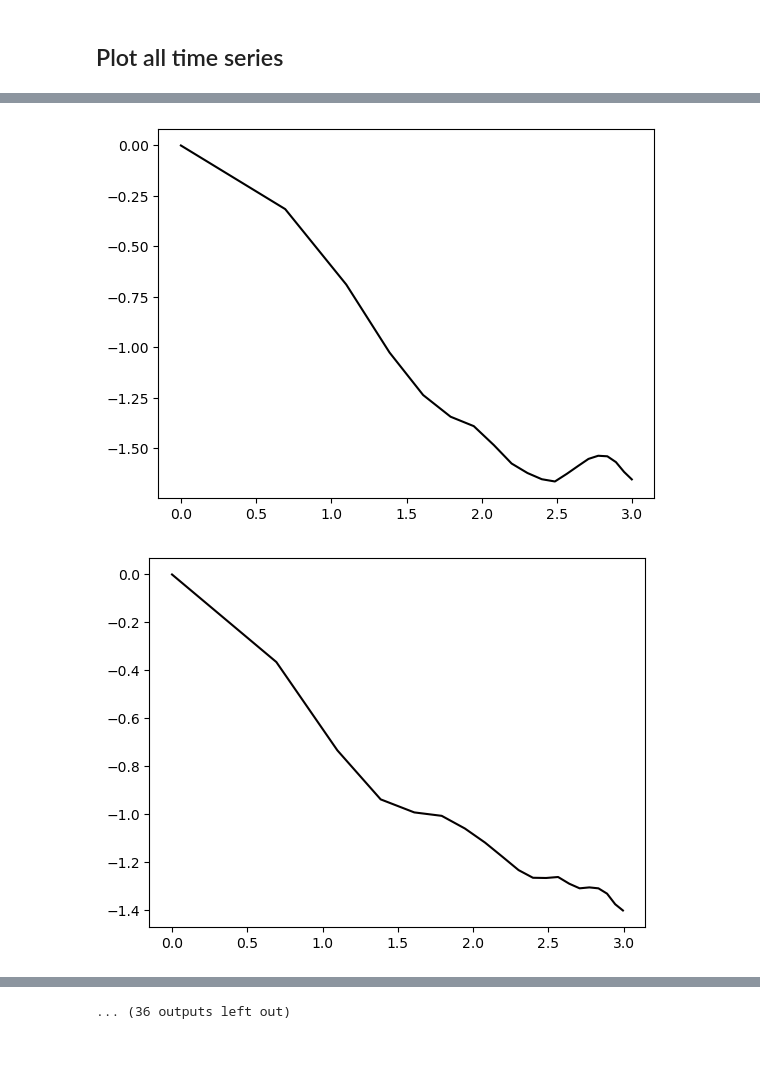
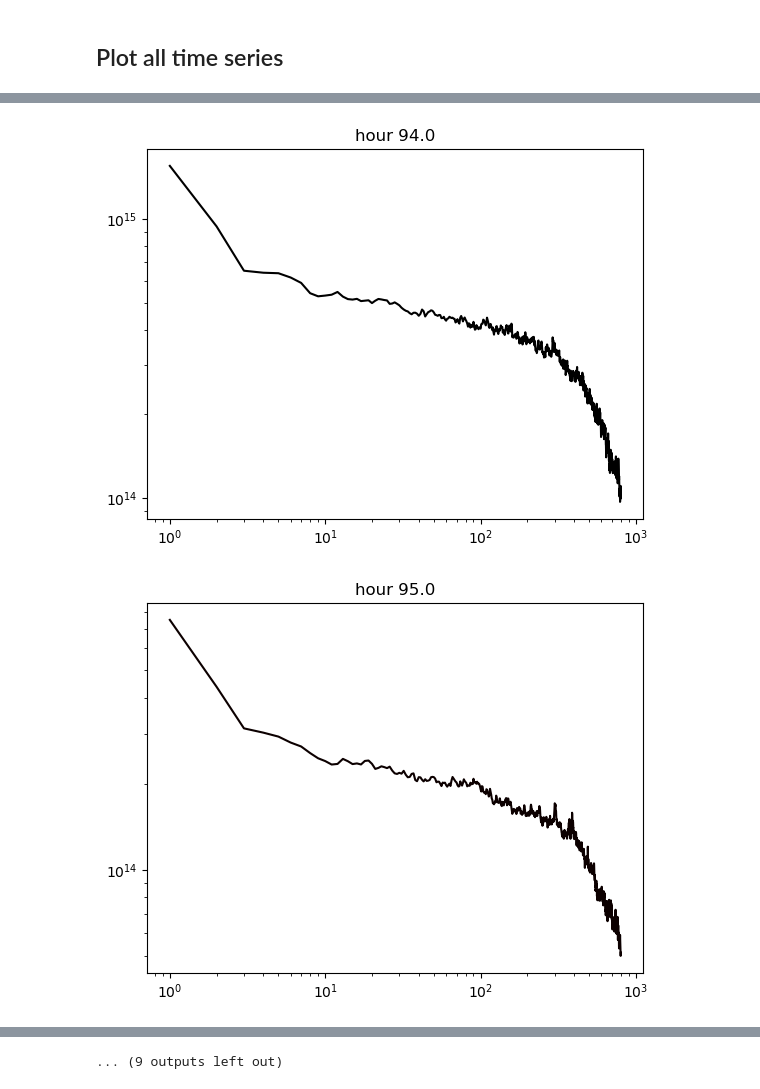
Before and after one commit to devincma/asm_synchrony_paper, a Jupyter notebook: eeg-AED/taper_analysis_criticality_153.ipynb, the cells around one changed output, grey strips where cells are left out. Saved outputs shown, nothing was run; the diff lists cells and outputs as text; code cells hidden in the pictures; blank space fills up the shorter version.

```diff
--- a/eeg-AED/taper_analysis_criticality_153.ipynb
+++ b/eeg-AED/taper_analysis_criticality_153.ipynb
@@ -99,3 +99,7 @@ datasets_df
 # %% [output]
 |  | dataset_name | max_hour | sample_rate | hup_id | max_hour_count |
 | 0 | HUP153_phaseII_D01 | 166 | 512 | 153 | 167 |
+# %%
+# Load ./data/ieeg_starts.xlsx into a dataframe
+ieeg_starts_df = pd.read_excel("../../Data/ieeg_starts.xlsx")
+ieeg_starts_df
@@ -294,12 +312,27 @@ def plot_stuff(hourly_patient_features_df, taper_start, taper_end):
     plt.show()
 # %% [markdown]
 ## Plot all time series
+# %%
+def calculate_acw(autocorrelation):
+    half_max = max(autocorrelation) / 2
+    for i in range(len(autocorrelation)):
+        if autocorrelation[i] < half_max:
+            return i * 2  # Multiply by 2 because ACW is defined as twice the time lag
+    return None  # Return None if the autocorrelation never goes below half its maximum value
 # %%
 # Frequency range of interest
-freq_range = (30, 100)
+freq_range = (60, 100)
 
 for patient_hup_id in patient_hup_ids:
     print(f"Processing patient {patient_hup_id}")
+
+    # Find the ieeg_start value for patient_hup_id in ieeg_starts_df and convert it into float
+    ieeg_start_hrs = float(
+        ieeg_starts_df.loc[
+            ieeg_starts_df["hup_id"] == patient_hup_id, "ieeg_start"
+        ].values[0]
+    )
+    aligned_emu_start_time_hrs = round(ieeg_start_hrs)
 
     # Initialize a DataFrame to store the results for this patient
     results_df = pd.DataFrame()
@@ -326,7 +359,8 @@ for patient_hup_id in patient_hup_ids:
     window_size = int(sample_rate * 0.125)  # 125 ms
 
     # Iterate hour from taper_start to taper_end
-    for hour in range(taper_start, taper_end + 1):
+    for hour in range(130, 150 + 1):
+        hour = hour - aligned_emu_start_time_hrs
         print(f"Processing hour {hour}")
         # Get the filename
         filename = f"{dataset_name}_hr_{hour}_fs_{sample_rate}.pkl"
@@ -381,6 +415,9 @@ for patient_hup_id in patient_hup_ids:
                 # Calculate power in the frequency range of interest
                 power = np.abs(fft_result[freq_range[0] : freq_range[1]]) ** 2
 
+                # # Normalize the power estimates by taking the logarithm
+                # power = np.log(power)
+
                 # Add the mean power to the power modulation
                 power_modulation.append(np.nanmean(power))
 
@@ -402,6 +439,12 @@ for patient_hup_id in patient_hup_ids:
             # Add the autocorrelation to the list
             autocorrelations.append(autocorrelation)
 
+        # Calculate ACW for each autocorrelation
+        acws = [calculate_acw(autocorrelation) for autocorrelation in autocorrelations]
+
+        # Calculate the average ACW
+        avg_acw = np.mean(acws)
+
         # Calculate the average autocorrelation for each lag across all electrodes
         avg_autocorrelation = np.nanmean(autocorrelations, axis=0)
 
@@ -413,6 +456,7 @@ for patient_hup_id in patient_hup_ids:
                     [
                         {
                             "emu_hour": hour,
+                            "acw": avg_acw,
                             **{
                                 f"lag_{i}": avg_autocorrelation[i]
                                 for i in range(len(power_modulation))
@@ -452,22 +496,21 @@ Processing electro
 # %%
 # Load HUP_153.csv from output directory
 hup_153_df = pd.read_csv(os.path.join(OUTPUT_DIRECTORY, "HUP_153.csv"))
 
 # For each row, calculate the first lag drops below of the first lag. Add that number as a column named acw
-hup_153_df["acw"] = hup_153_df.apply(
-    lambda row: np.argmax(row[1:] < row[1] * 0.5), axis=1
+hup_153_df["acw_after"] = hup_153_df.apply(
+    lambda row: np.argmax(row[2:] < row[2] * 0.6), axis=1
 )
 
 hup_153_df
 
 # for each row, plot lag_0 to lag_19, all in the same plot
 for index, row in hup_153_df.iterrows():
     # plt.plot(range(20), row[1:21]) but make it redder as index increases
-    plt.plot(
-        np.log(range(1, 21)), np.log(row[1:21]), color=(index / len(hup_153_df), 0, 0)
-    )
+    plt.loglog(range(1, 799), row[2:800], color=(index / len(hup_153_df), 0, 0))
+    plt.title(f"hour {row.emu_hour}")
     plt.show()
-    # Make the curve with higher emu_hour redder
+# Make the curve with higher emu_hour redder
 # %% [output]
-[figure, old version]
+[figure, new version]
-[figure, old version]
+[figure, new version]
@@ -484 +527 @@ for index, row in hup_153_df.iterrows():
-... (36 outputs left out)
+... (9 outputs left out)
```
Also changed, not shown: parts of 9 cells of this notebook, 5 other files.
